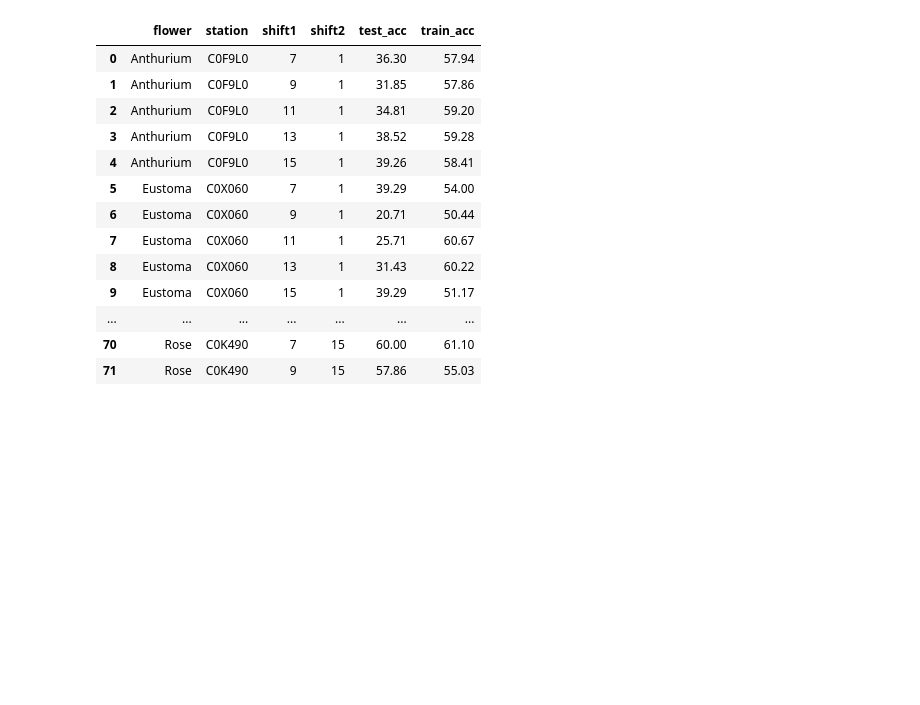
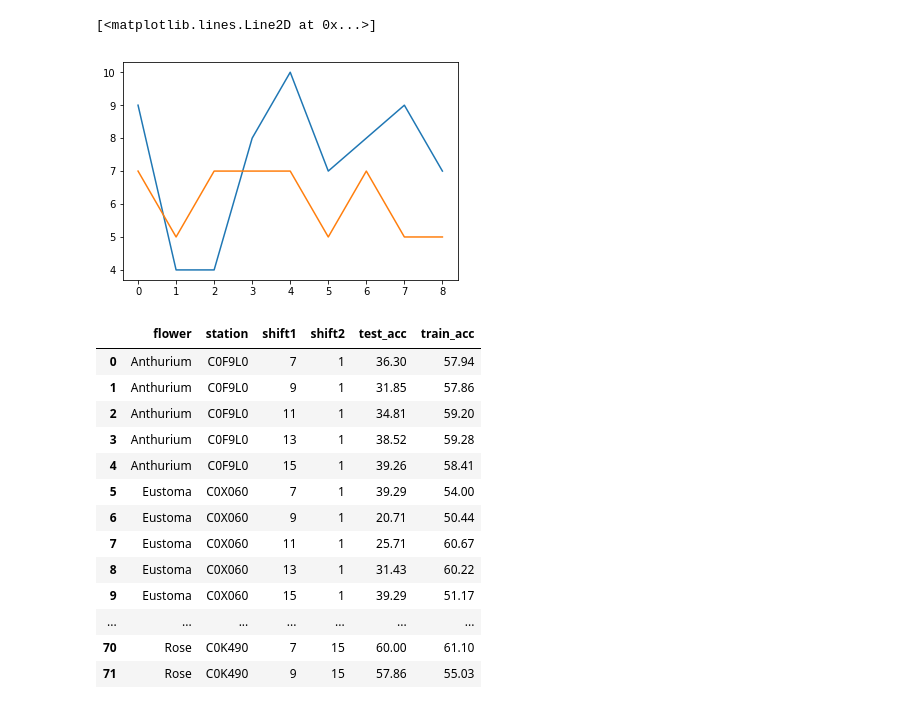
Before and after one commit to dogppatrick/python, a Jupyter notebook: cb105g4/stats_weather_price/001_class_price_pre.ipynb, the cells around one changed output. Saved outputs shown, nothing was run; the diff lists cells and outputs as text; code cells hidden in the pictures; blank space fills up the shorter version.

```diff
--- a/cb105g4/stats_weather_price/001_class_price_pre.ipynb
+++ b/cb105g4/stats_weather_price/001_class_price_pre.ipynb
@@ -265,3 +360,9 @@ class fp_pre:
+# %%
+plt.plot(range(9),[9,4,4,8,10,7,8,9,7])
+plt.plot(range(9),[7,5,7,7,7,5,7,5,5])
+# %% [output]
+[<matplotlib.lines.Line2D at 0x...>]
+[figure, added]
 # %%
 # model_info = {}
 # w_list= glob.glob("../result/merge_weather/*.csv")
```
Also changed, not shown: parts of 8 cells of this notebook, 1 other file.
